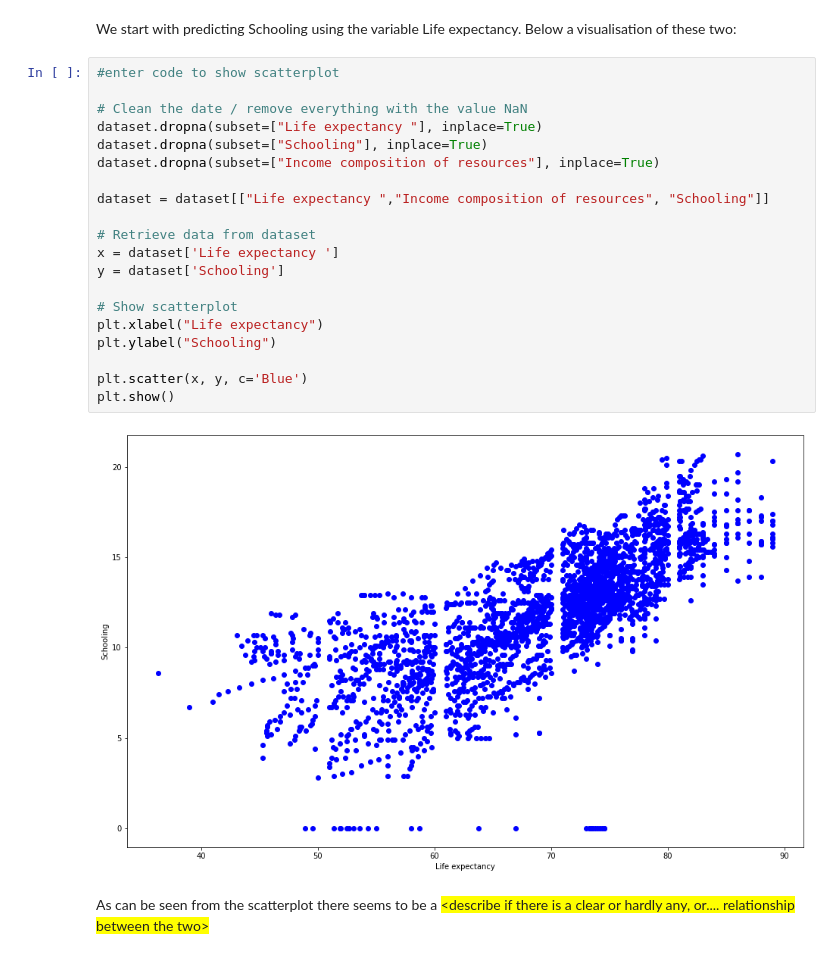
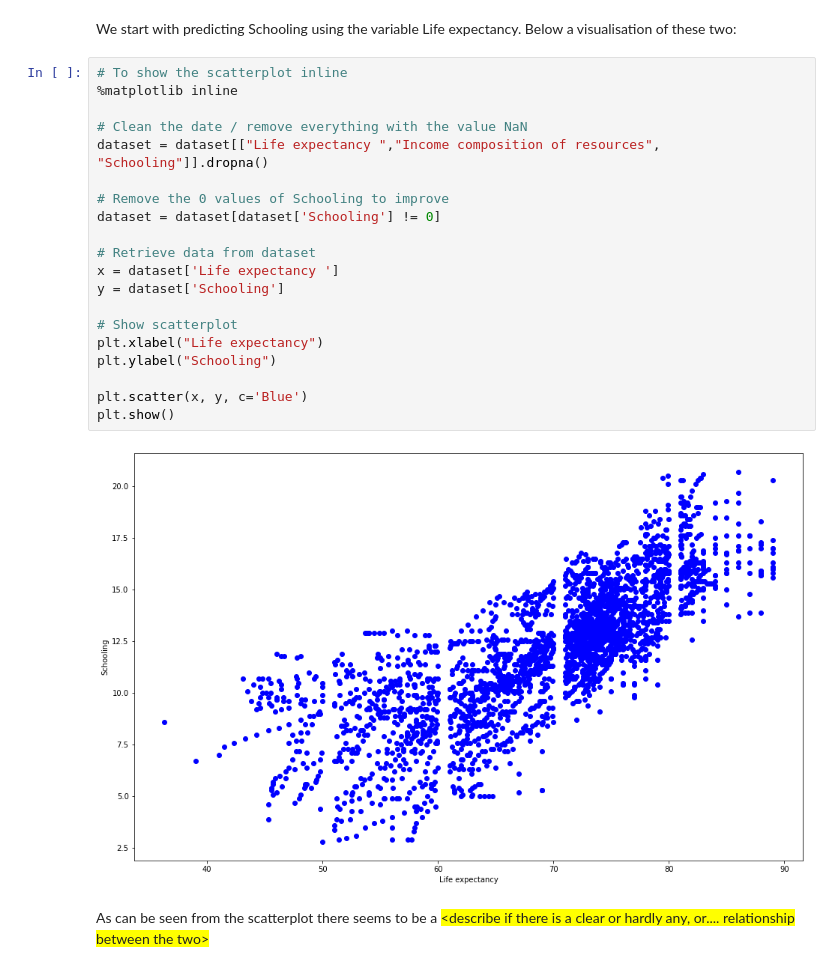
Before and after one commit to CyberPim/Python-assignments, a Jupyter notebook: Session 4/DMS - S4 - Assignment 1 - Template.ipynb, the cells around one changed output. Drawn from its saved outputs; the diff is of its cells as text.

```diff
--- a/Session 4/DMS - S4 - Assignment 1 - Template.ipynb
+++ b/Session 4/DMS - S4 - Assignment 1 - Template.ipynb
@@ -127,27 +119,27 @@ First we are going to look at the predictions using only one of our two x's.
 # %% [markdown]
 We start with predicting <span>Schooling</span> using <span >the variable Life expectancy</span>. Below a visualisation of these two:
 # %%
-#enter code to show scatterplot
+# To show the scatterplot inline
+%matplotlib inline
 
 # Clean the date / remove everything with the value NaN
-dataset.dropna(subset=["Life expectancy "], inplace=True)
-dataset.dropna(subset=["Schooling"], inplace=True)
-dataset.dropna(subset=["Income composition of resources"], inplace=True)
+dataset = dataset[["Life expectancy ","Income composition of resources", "Schooling"]].dropna()
 
-dataset = dataset[["Life expectancy ","Income composition of resources", "Schooling"]]
+# Remove the 0 values of Schooling to improve
+dataset = dataset[dataset['Schooling'] != 0]
 
 # Retrieve data from dataset
 x = dataset['Life expectancy ']
 y = dataset['Schooling']
 
 # Show scatterplot
 plt.xlabel("Life expectancy")
 plt.ylabel("Schooling")
 
 plt.scatter(x, y, c='Blue')
 plt.show()
 # %% [output]
-[figure, old version]
+[figure, new version]
 # %% [markdown]
 As can be seen from the scatterplot there seems to be a <span style='background:yellow'>\<describe if there is a clear or hardly any, or.... relationship between the two\></span>
 # %% [markdown]
```
Also changed, not shown: parts of 23 cells of this notebook.
